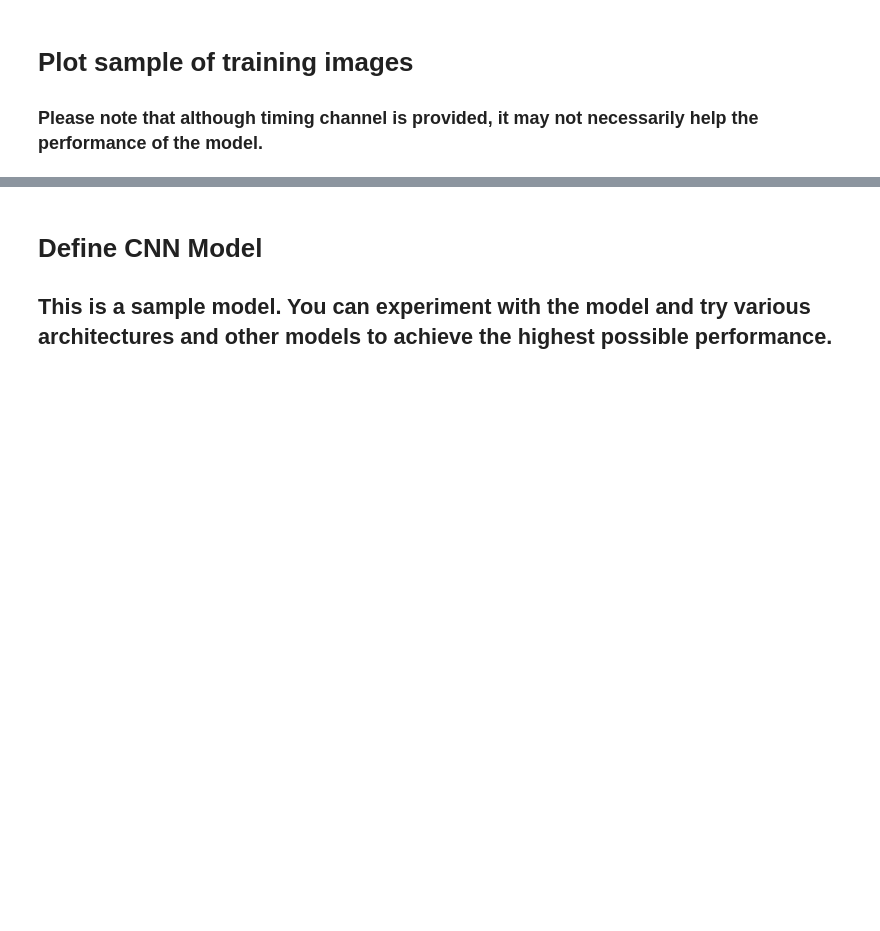
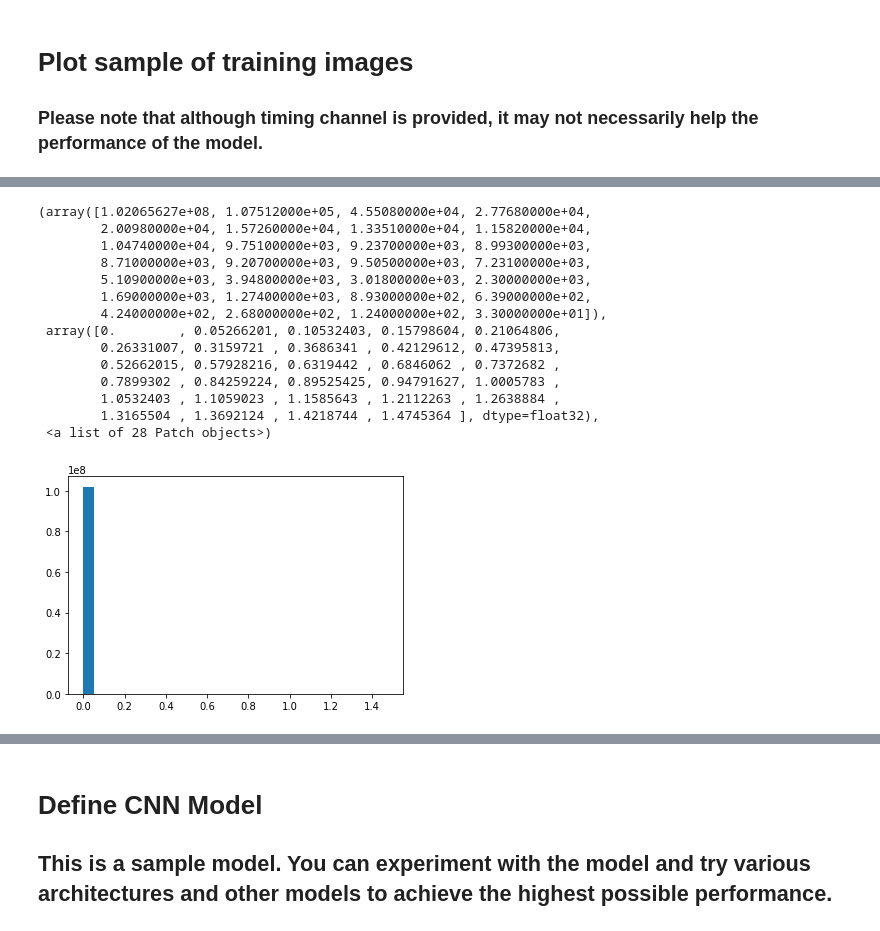
Before and after one commit to bear-is-asleep/PID-Classifier, a Jupyter notebook: ParticleImages.ipynb, the cells around one changed output, grey strips where cells are left out. Drawn from its saved outputs; the diff is of its cells as text; code cells hidden in the pictures; blank space fills up the shorter version.

```diff
--- a/ParticleImages.ipynb
+++ b/ParticleImages.ipynb
@@ -146,0 +231,18 @@ def keep_t_only(x):
+# %%
+plt.hist(X_train[:,:,:,0].flatten(),'auto')
+# %% [output]
+(array([1.02065627e+08, 1.07512000e+05, 4.55080000e+04, 2.77680000e+04,
+        2.00980000e+04, 1.57260000e+04, 1.33510000e+04, 1.15820000e+04,
+        1.04740000e+04, 9.75100000e+03, 9.23700000e+03, 8.99300000e+03,
+        8.71000000e+03, 9.20700000e+03, 9.50500000e+03, 7.23100000e+03,
+        5.10900000e+03, 3.94800000e+03, 3.01800000e+03, 2.30000000e+03,
+        1.69000000e+03, 1.27400000e+03, 8.93000000e+02, 6.39000000e+02,
+        4.24000000e+02, 2.68000000e+02, 1.24000000e+02, 3.30000000e+01]),
+ array([0.        , 0.05266201, 0.10532403, 0.15798604, 0.21064806,
+        0.26331007, 0.3159721 , 0.3686341 , 0.42129612, 0.47395813,
+        0.52662015, 0.57928216, 0.6319442 , 0.6846062 , 0.7372682 ,
+        0.7899302 , 0.84259224, 0.89525425, 0.94791627, 1.0005783 ,
+        1.0532403 , 1.1059023 , 1.1585643 , 1.2112263 , 1.2638884 ,
+        1.3165504 , 1.3692124 , 1.4218744 , 1.4745364 ], dtype=float32),
+ <a list of 28 Patch objects>)
+[figure, added]
```
Also changed, not shown: parts of 10 cells of this notebook.
